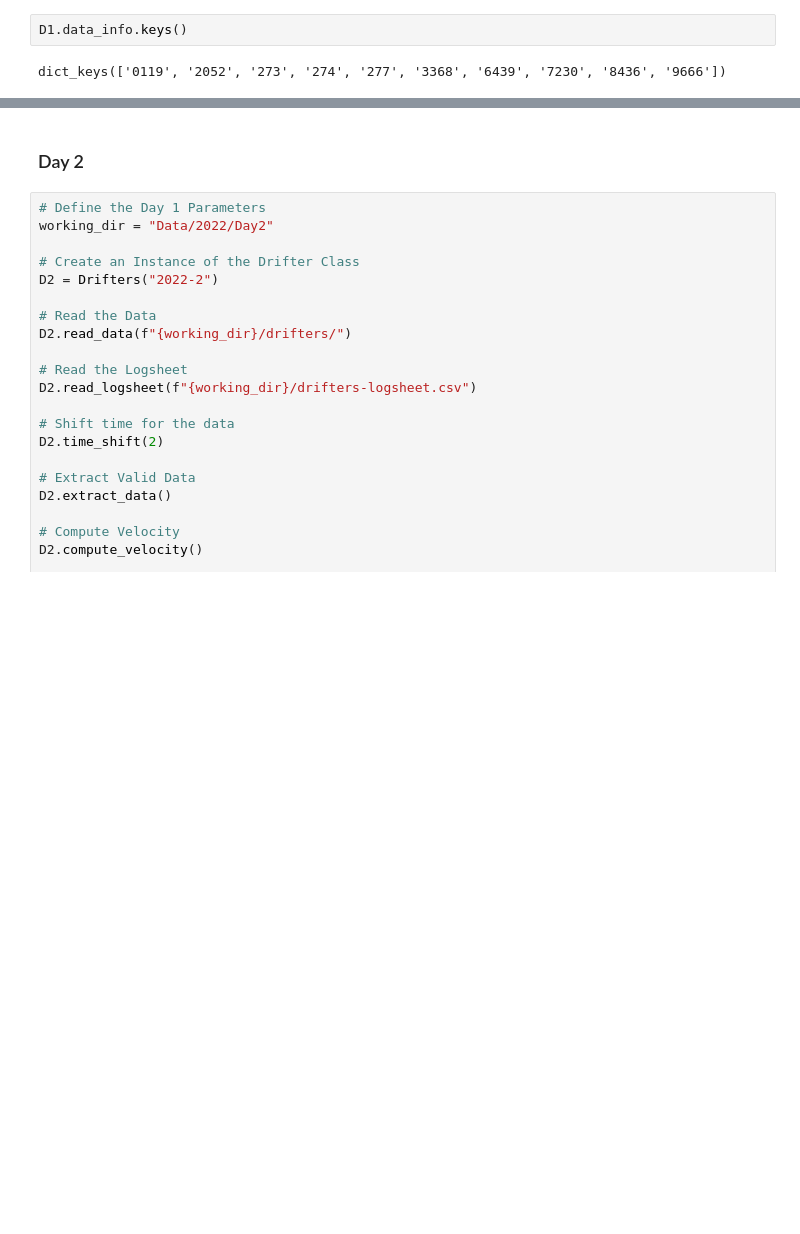
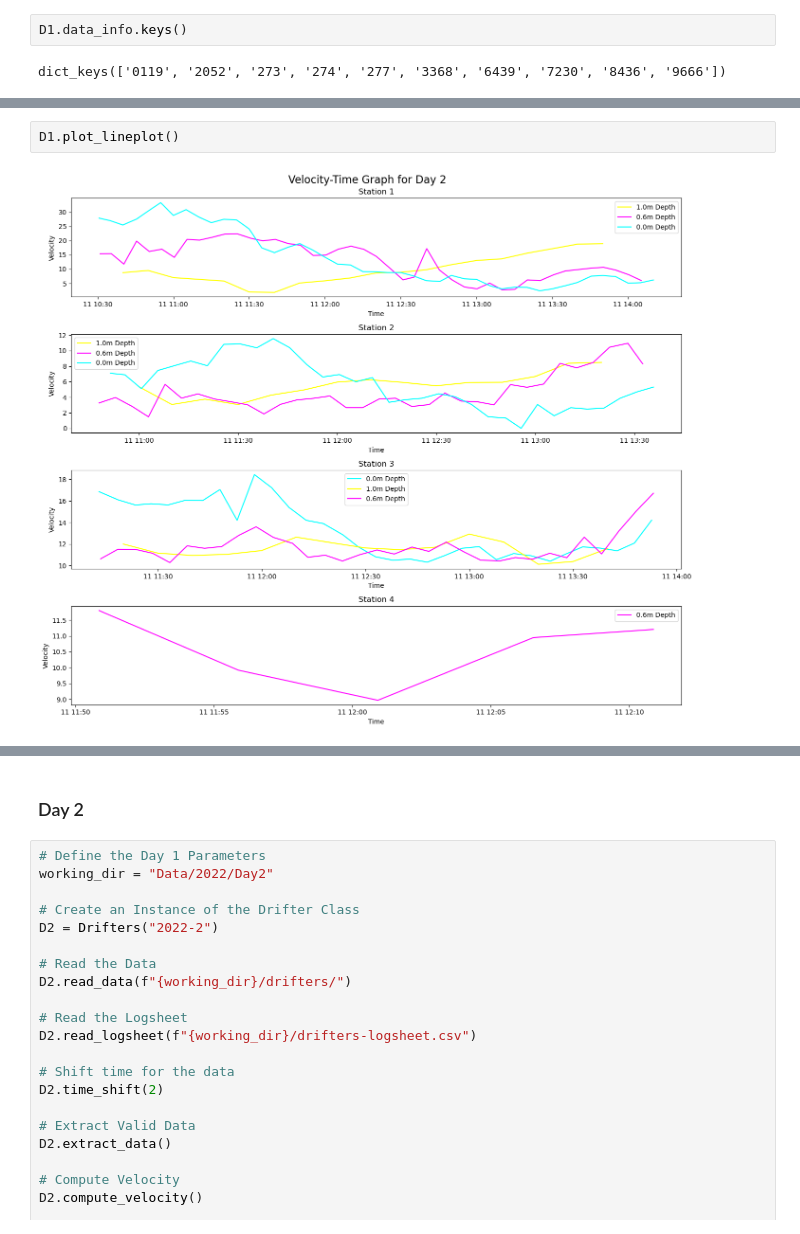
Before and after one commit to olanrewajufarooq/OceanographyAnalysis, a Jupyter notebook: Python/drifter.ipynb, the cells around one changed output, grey strips where cells are left out. Saved outputs shown, nothing was run; the diff lists cells and outputs as text; blank space fills up the shorter version.

```diff
--- a/Python/drifter.ipynb
+++ b/Python/drifter.ipynb
@@ -505,3 +573,7 @@ D1.map
 # %% [output]
 42.99111 43.09298 5.97364 6.00976
 [interactive output not drawn]
+# %%
+D1.plot_lineplot()
+# %% [output]
+[figure, added]
```
Also changed, not shown: parts of 10 cells of this notebook, 1 other file.
